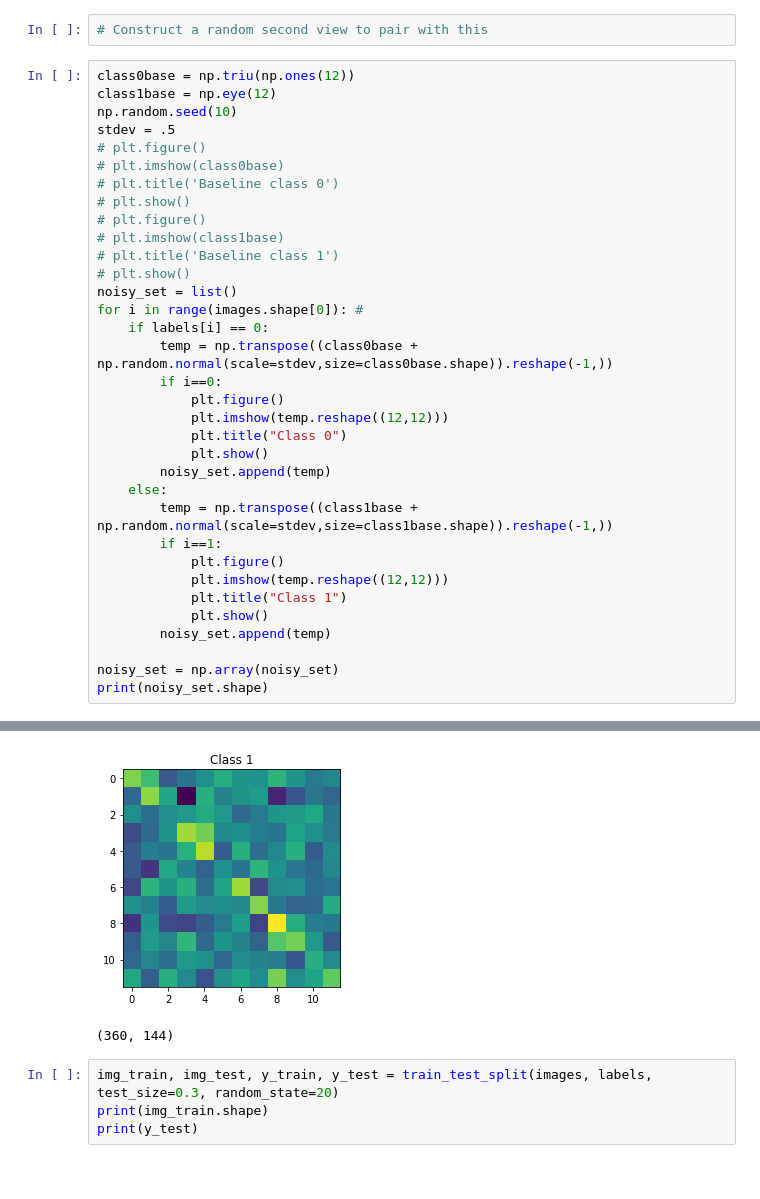
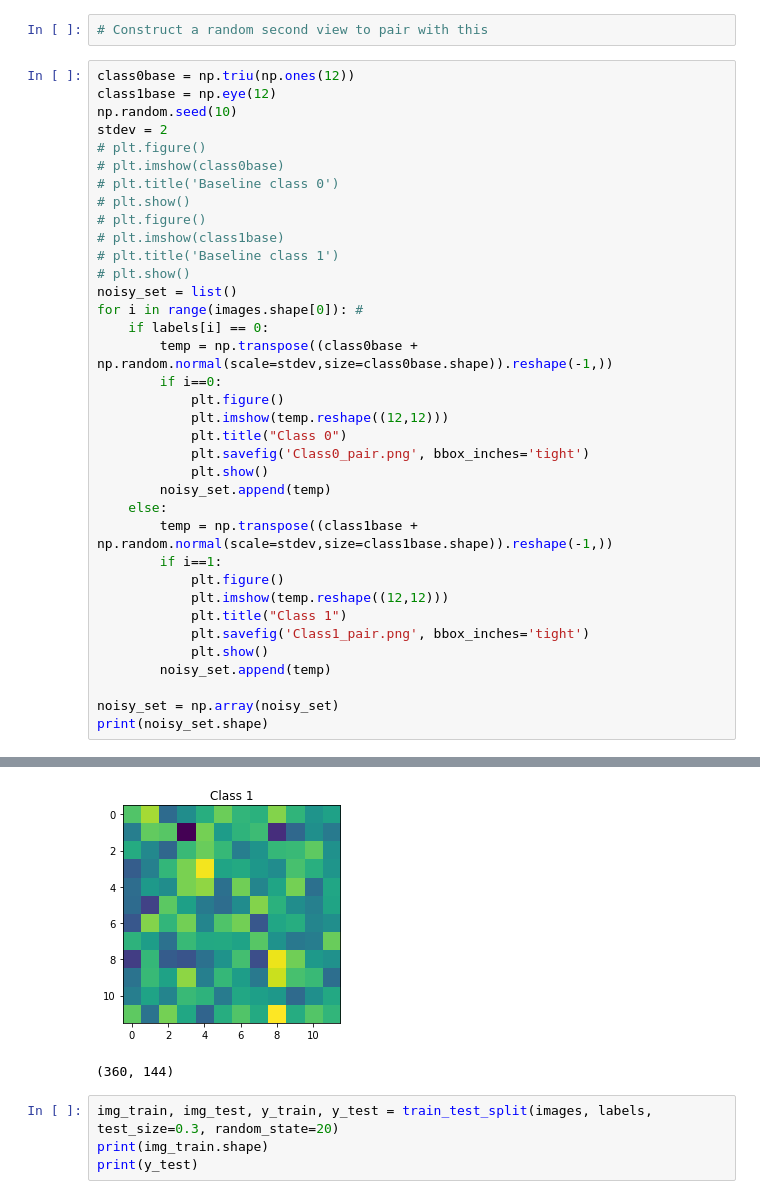
Before and after one commit to cameronfr/mvlearn, a Jupyter notebook: CoTraining/Testing/CoTraining_testing2.ipynb, the cells around one changed output, grey strips where cells are left out. Cells and saved outputs as stored; diff of their text form.

```diff
--- a/CoTraining/Testing/CoTraining_testing2.ipynb
+++ b/CoTraining/Testing/CoTraining_testing2.ipynb
@@ -356,7 +360,7 @@ plt.show()
 class0base = np.triu(np.ones(12))
 class1base = np.eye(12)
 np.random.seed(10)
-stdev = .5
+stdev = 2
 # plt.figure()
 # plt.imshow(class0base)
 # plt.title('Baseline class 0')
@@ -373,6 +377,7 @@ for i in range(images.shape[0]): #
             plt.figure()
             plt.imshow(temp.reshape((12,12)))
             plt.title("Class 0")
+            plt.savefig('Class0_pair.png', bbox_inches='tight')
             plt.show()
         noisy_set.append(temp)
     else:
@@ -381,6 +386,7 @@ for i in range(images.shape[0]): #
             plt.figure()
             plt.imshow(temp.reshape((12,12)))
             plt.title("Class 1")
+            plt.savefig('Class1_pair.png', bbox_inches='tight')
             plt.show()
         noisy_set.append(temp)
 
@@ -391,4 +397,4 @@ print(noisy_set.shape)
-[figure, old version]
+[figure, new version]
 (360, 144)
 # %%
 img_train, img_test, y_train, y_test = train_test_split(images, labels, test_size=0.3, random_state=20)
```
Also changed, not shown: parts of 12 cells of this notebook.
